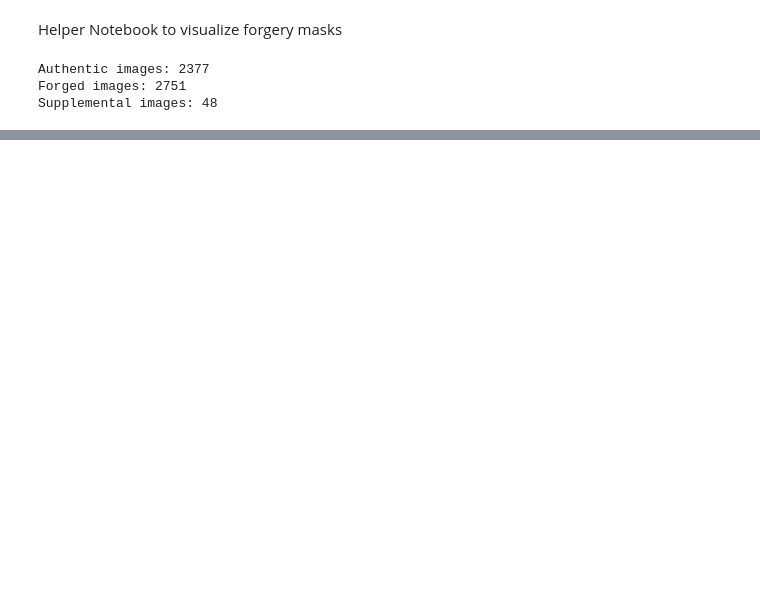
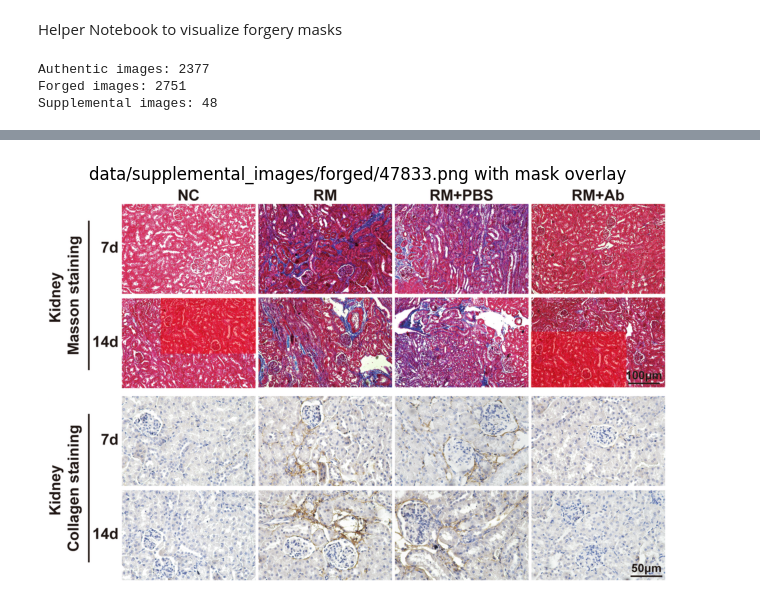
Before and after one commit to edwardyqliu/CIS-5200-Final-Project, a Jupyter notebook: visualize_masks.ipynb, the cells around one changed output, grey strips where cells are left out. Cells and saved outputs as stored; diff of their text form; code cells hidden in the pictures; blank space fills up the shorter version.

```diff
--- a/visualize_masks.ipynb
+++ b/visualize_masks.ipynb
@@ -79,0 +81,5 @@ visualize_forgery_mask(64649, train=True)
+# %%
+# Sample and visualize a forged image on supplemental set
+visualize_forgery_mask(np.random.choice(supplemental_nums), train=False)
+# %% [output]
+[figure, added]
```
Also changed, not shown: parts of 1 cell of this notebook, 1 other file.
